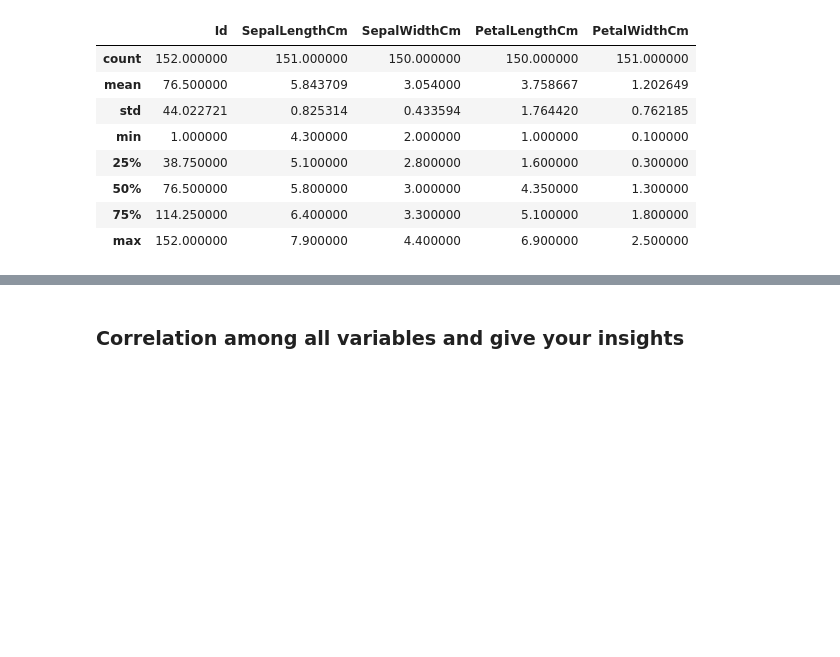
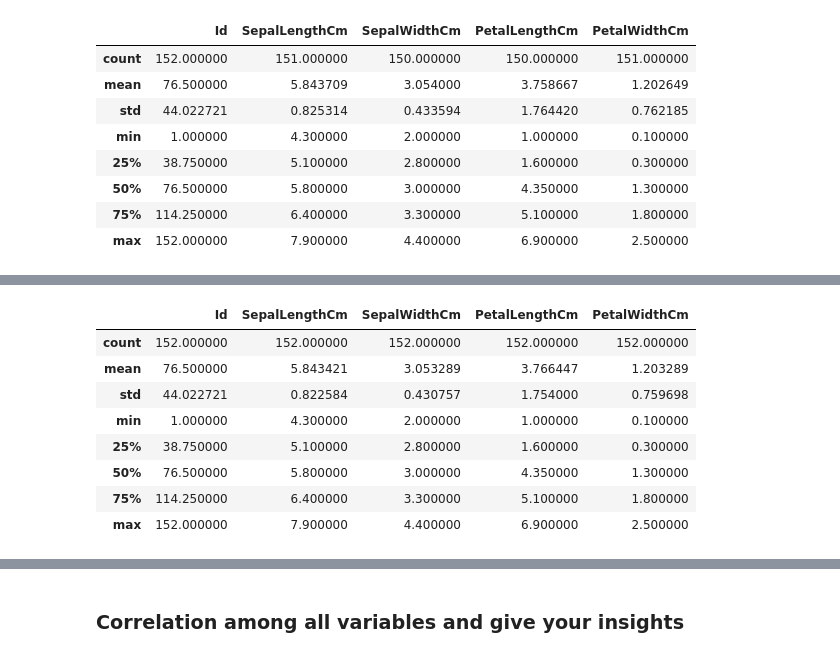
Before and after one commit to GreatLearningAIML1/pune-july19-batch-maheshwariumang, a Jupyter notebook: R3_External_Lab_Logistic_and_Naive_bayes_questions (1).ipynb, the cells around one changed output, grey strips where cells are left out. Drawn from its saved outputs; the diff is of its cells as text; code cells hidden in the pictures; blank space fills up the shorter version.

```diff
--- a/R3_External_Lab_Logistic_and_Naive_bayes_questions (1).ipynb
+++ b/R3_External_Lab_Logistic_and_Naive_bayes_questions (1).ipynb
@@ -471,3 +487,15 @@ iris_data.describe()
+# %%
+iris_data.describe()
+# %% [output]
+|  | Id | SepalLengthCm | SepalWidthCm | PetalLengthCm | PetalWidthCm |
+| count | 152.000000 | 152.000000 | 152.000000 | 152.000000 | 152.000000 |
+| mean | 76.500000 | 5.843421 | 3.053289 | 3.766447 | 1.203289 |
+| std | 44.022721 | 0.822584 | 0.430757 | 1.754000 | 0.759698 |
+| min | 1.000000 | 4.300000 | 2.000000 | 1.000000 | 0.100000 |
+| 25% | 38.750000 | 5.100000 | 2.800000 | 1.600000 | 0.300000 |
+| 50% | 76.500000 | 5.800000 | 3.000000 | 4.350000 | 1.300000 |
+| 75% | 114.250000 | 6.400000 | 3.300000 | 5.100000 | 1.800000 |
+| max | 152.000000 | 7.900000 | 4.400000 | 6.900000 | 2.500000 |
 # %%
 iris_data.isna().sum()
 # %% [output]
```
Also changed, not shown: parts of 14 cells of this notebook.
